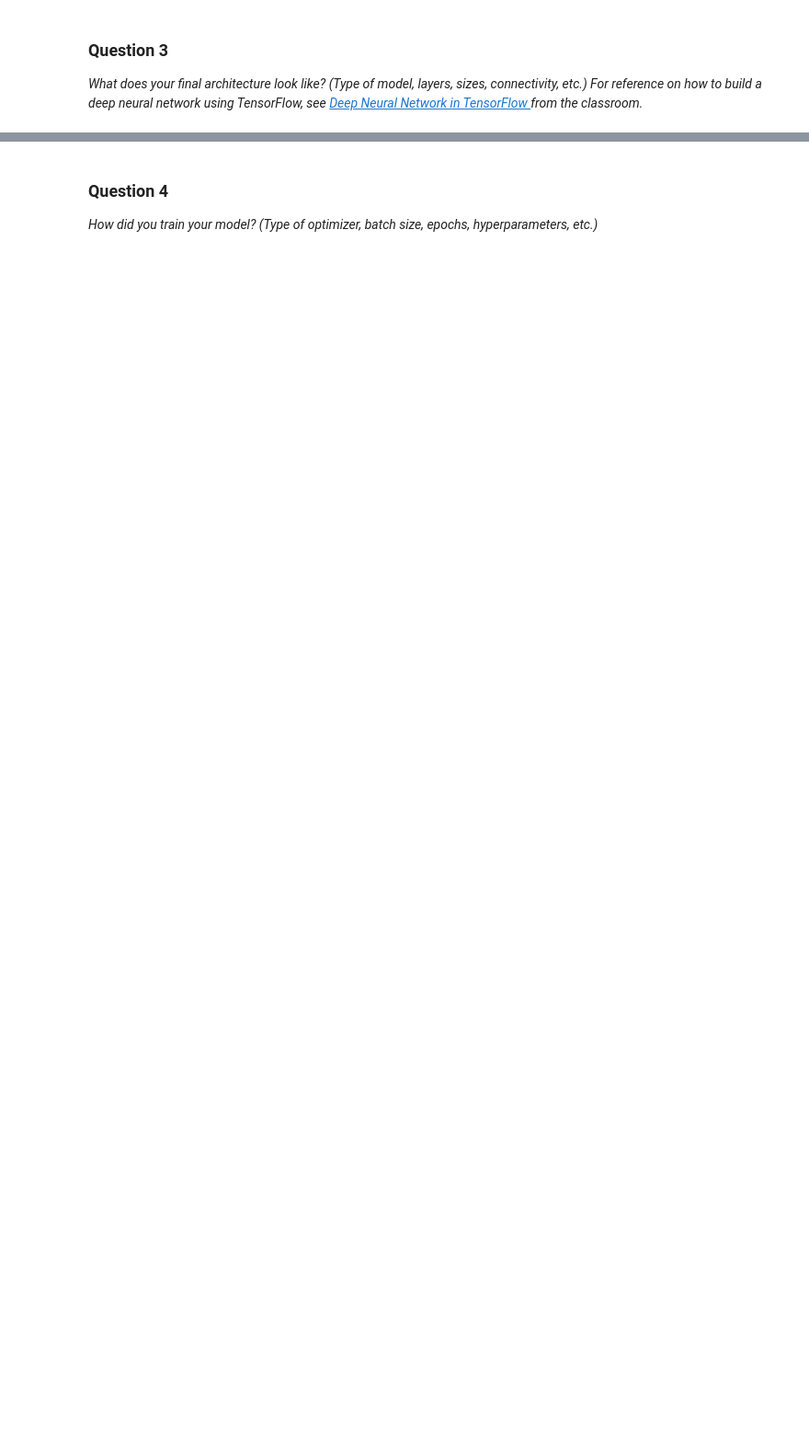
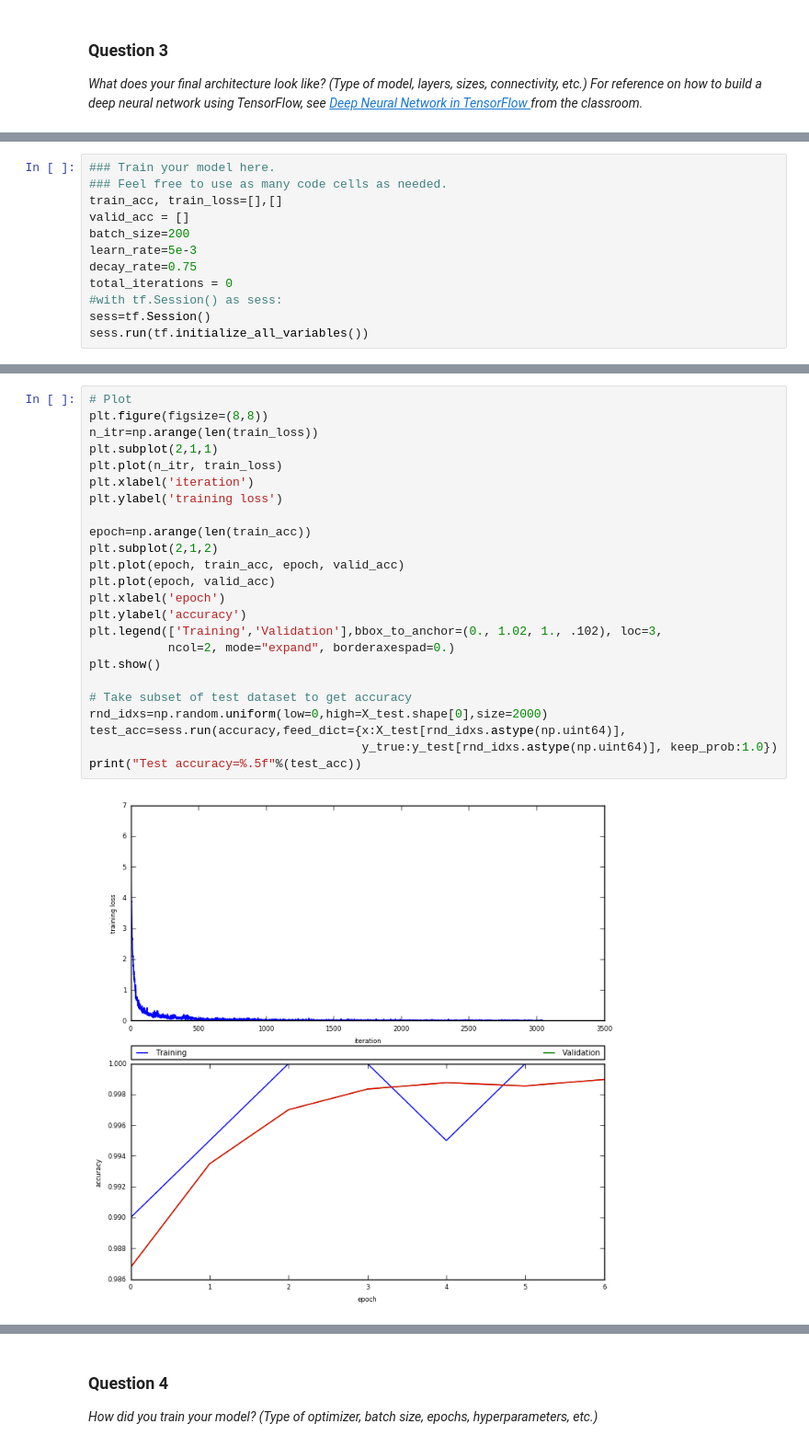
Before and after one commit to soon-yau/SDCND_Term1, a Jupyter notebook: traffic-signs/Traffic_Signs_Recognition.ipynb, the cells around one changed output, grey strips where cells are left out. Shown at 92% size. Drawn from its saved outputs; the diff is of its cells as text; blank space fills up the shorter version.

```diff
--- a/traffic-signs/Traffic_Signs_Recognition.ipynb
+++ b/traffic-signs/Traffic_Signs_Recognition.ipynb
@@ -382,0 +362,12 @@ ValueError: x and y must have same first dimension
+# %%
+### Train your model here.
+### Feel free to use as many code cells as needed.
+train_acc, train_loss=[],[]
+valid_acc = []
+batch_size=200
+learn_rate=5e-3
+decay_rate=0.75
+total_iterations = 0
+#with tf.Session() as sess:
+sess=tf.Session()
+sess.run(tf.initialize_all_variables())
@@ -382,0 +416,26 @@ ValueError: x and y must have same first dimension
+# %%
+# Plot
+plt.figure(figsize=(8,8))
+n_itr=np.arange(len(train_loss))
+plt.subplot(2,1,1)
+plt.plot(n_itr, train_loss)
+plt.xlabel('iteration')
+plt.ylabel('training loss')
+
+epoch=np.arange(len(train_acc))
+plt.subplot(2,1,2)
+plt.plot(epoch, train_acc, epoch, valid_acc)
+plt.plot(epoch, valid_acc)
+plt.xlabel('epoch')
+plt.ylabel('accuracy')
+plt.legend(['Training','Validation'],bbox_to_anchor=(0., 1.02, 1., .102), loc=3,
+           ncol=2, mode="expand", borderaxespad=0.)
+plt.show()
+
+# Take subset of test dataset to get accuracy
+rnd_idxs=np.random.uniform(low=0,high=X_test.shape[0],size=2000)
+test_acc=sess.run(accuracy,feed_dict={x:X_test[rnd_idxs.astype(np.uint64)],
+                                      y_true:y_test[rnd_idxs.astype(np.uint64)], keep_prob:1.0})
+print("Test accuracy=%.5f"%(test_acc))
+# %% [output]
+[figure, added]
```
Also changed, not shown: parts of 36 cells of this notebook, 12 other files.
